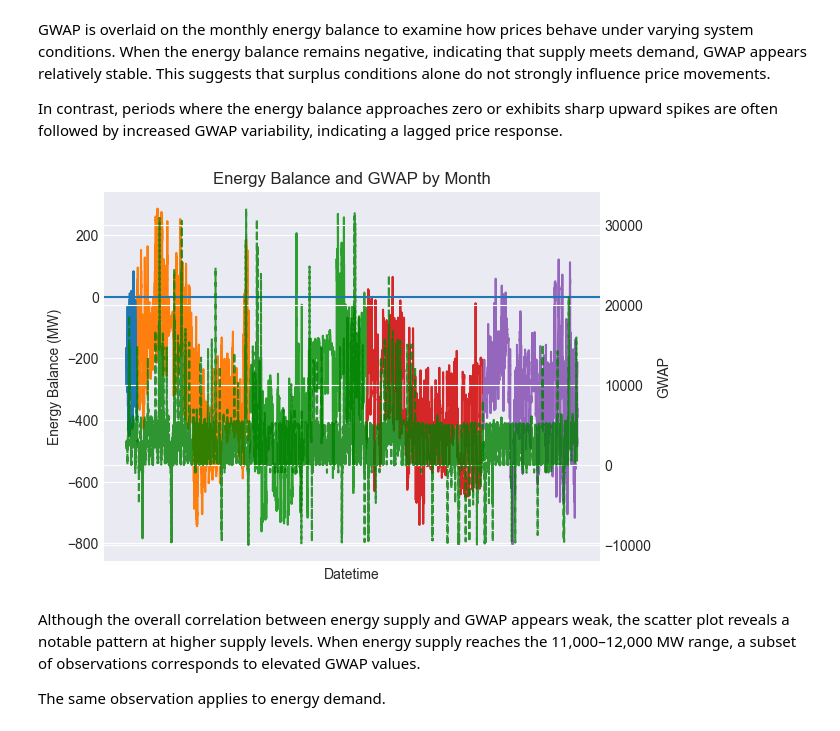
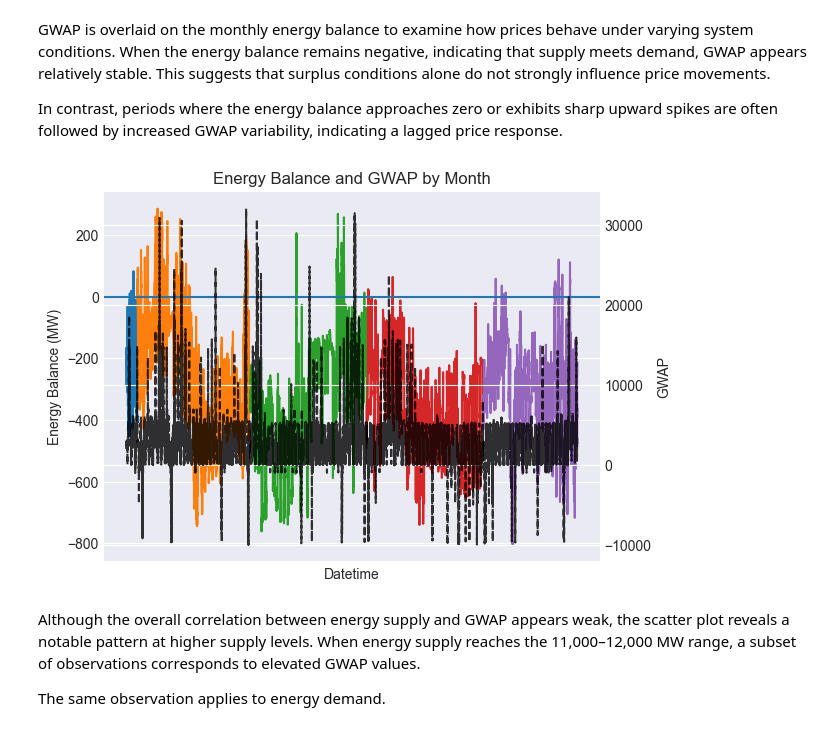
Before and after one commit to haniellejermayn/wesm-price-prediction, a Jupyter notebook: 02_EDA.ipynb, the cells around one changed output. Cells and saved outputs as stored; diff of their text form; code cells hidden in the pictures.

```diff
--- a/02_EDA.ipynb
+++ b/02_EDA.ipynb
@@ -311,34 +311,34 @@ In contrast, periods where the energy balance approaches zero or exhibits sharp
 # %%
 fig, ax1 = plt.subplots()
 
 for month, g in df.groupby("month_year"):
     ax1.plot(
         g["datetime"],
         g["energy_shortage_mw"],
         label=f"{month} Balance"
     )
 
 ax1.axhline(0)
 ax1.set_xlabel("Datetime")
 ax1.set_ylabel("Energy Balance (MW)")
 ax1.set_xticks([])
 
 ax2 = ax1.twinx()
 for month, g in df.groupby("month_year"):
     ax2.plot(
         g["datetime"],
         g["GWAP"],
-        color="green",
+        color="black",
         linestyle="--",
         alpha=0.8
     )
 
 ax2.set_ylabel("GWAP")
 
 plt.title("Energy Balance and GWAP by Month")
 plt.show()
 # %% [output]
-[figure, old version]
+[figure, new version]
 # %% [markdown]
 Although the overall correlation between energy supply and GWAP appears weak, the scatter plot reveals a notable pattern at higher supply levels. When energy supply reaches the 11,000–12,000 MW range, a subset of observations corresponds to elevated GWAP values.
 
```
Also changed, not shown: parts of 11 cells of this notebook, 1 other file.
